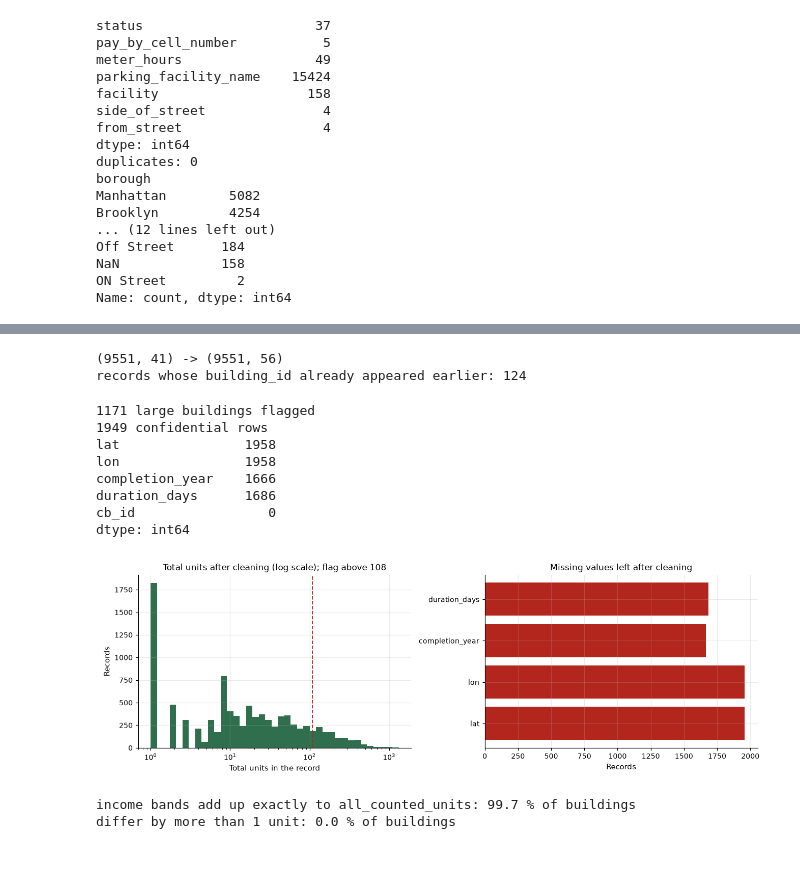
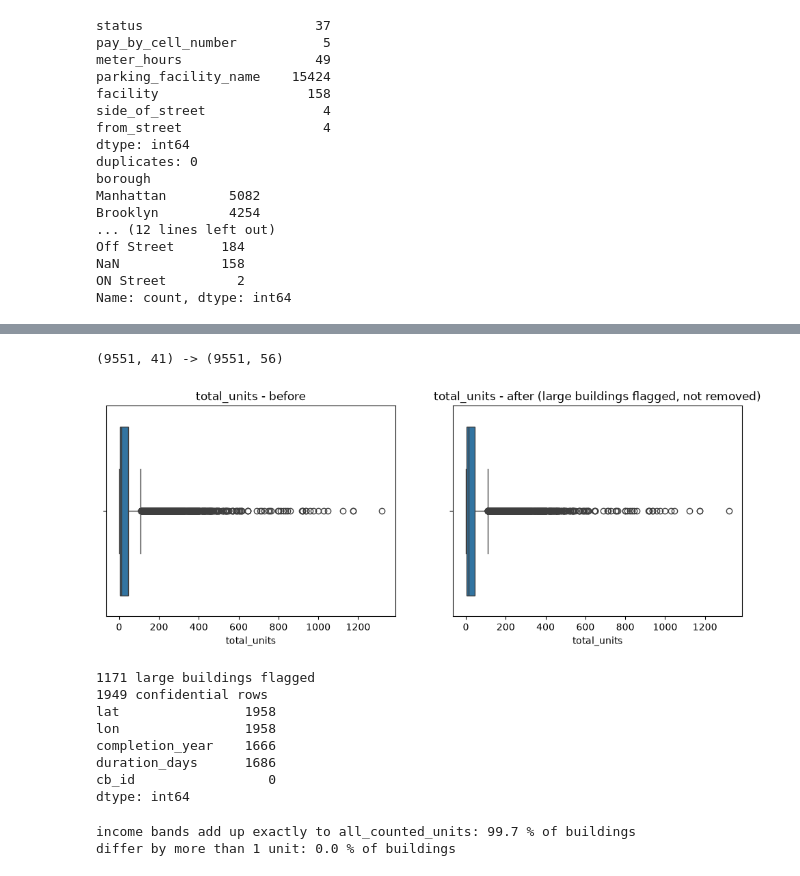
Before and after one commit to abdelrahmanahmed-16001205/Data-eng-proj, a Jupyter notebook: Milestone1_FINAL_SUBMISSION_REVIEWED.ipynb, the cells around one changed output, grey strips where cells are left out. Drawn from its saved outputs; the diff is of its cells as text; code cells hidden in the pictures.

```diff
--- a/Milestone1_FINAL_SUBMISSION_REVIEWED.ipynb
+++ b/Milestone1_FINAL_SUBMISSION_REVIEWED.ipynb
@@ -435,7 +406,6 @@ def clean_housing(df):
     for col in ['project_start_date', 'building_completion_date']:
         df[col] = pd.to_datetime(df[col], errors='coerce')
     df['completion_year'] = df['building_completion_date'].dt.year
-    # duration = project start (loan closing) to building completion, not construction time
     df['duration_days'] = (df['building_completion_date'] - df['project_start_date']).dt.days
     df.loc[df['duration_days'] < 0, 'duration_days'] = np.nan
     # the dataset only covers projects after 2014
@@ -460,8 +430,9 @@ def clean_housing(df):
     # confidential projects have no address
     df['is_confidential'] = df['project_name'].str.contains('CONFIDENTIAL', case=False, na=False)
 
-    # community board numbers repeat in every borough, so the key keeps the borough prefix.
-    # community_board is always text here ("BK-05"), which already carries that prefix.
+    # the data dictionary lists the community board as a number from 1 to 18, but
+    # every row in this file already carries a borough-prefixed code such as BK-05,
+    # so board numbers cannot collide across boroughs and the code is used as the key
     df['cb_id'] = df['community_board'].astype('string').str.strip().str.upper()
 
     # shares used in the research questions
@@ -489,40 +460,22 @@ def clean_housing(df):
 
 df_housing_clean = clean_housing(df_housing)
 print(df_housing.shape, '->', df_housing_clean.shape)
-
-# the data dictionary says a building can appear once per project it was involved in
-repeated_buildings = df_housing_clean.loc[df_housing_clean['building_id'].notna(), 'building_id'].duplicated().sum()
-print('records whose building_id already appeared earlier:', repeated_buildings)
 # %% [output]
 (9551, 41) -> (9551, 56)
-records whose building_id already appeared earlier: 124
 # %%
-# check the cleaning: where the large-building flag falls, and what is still missing afterwards
+# check the cleaning: boxplot before vs after, then counts of flagged, confidential and null values
 fig, ax = plt.subplots(nrows=1, ncols=2, figsize=(12, 4))
-
-# left: the unit distribution on a log scale, with the IQR fence used for the large-building flag
-units = df_housing_clean['total_units'].dropna()
-q1_units, q3_units = units.quantile(0.25), units.quantile(0.75)
-fence = q3_units + 1.5 * (q3_units - q1_units)
-ax[0].hist(units, bins=np.logspace(0, np.log10(units.max()), 40), color='#2f6f4e')
-ax[0].set_xscale('log')
-ax[0].axvline(fence, color='#b3261e', linestyle='--', linewidth=1.2)
-ax[0].set_title(f'Total units after cleaning (log scale); flag above {fence:.0f}')
-ax[0].set_xlabel('Total units in the record')
-ax[0].set_ylabel('Records')
-
-# right: what the cleaning could not fill in
-missing = df_housing_clean[['lat', 'lon', 'completion_year', 'duration_days']].isnull().sum()
-ax[1].barh(list(missing.index), missing.values, color='#b3261e')
-ax[1].set_title('Missing values left after cleaning')
-ax[1].set_xlabel('Records')
-plt.tight_layout()
+sns.boxplot(x=df_housing['total_units'], ax=ax[0])
+ax[0].set_title('total_units - before')
+sns.boxplot(x=df_housing_clean['total_units'], ax=ax[1])
+ax[1].set_title('total_units - after (large buildings flagged, not removed)')
 plt.show()
 
 print(df_housing_clean['is_large_building'].sum(), 'large buildings flagged')
 print(df_housing_clean['is_confidential'].sum(), 'confidential rows')
 print(df_housing_clean[['lat', 'lon', 'completion_year', 'duration_days', 'cb_id']].isnull().sum())
 # %% [output]
+[figure, new version]
 1171 large buildings flagged
 1949 confidential rows
 lat                1958
@@ -531,7 +484,6 @@ completion_year    1666
 duration_days      1686
 cb_id                 0
 dtype: int64
-[figure, old version]
 # %%
 # check the "blank means zero" assumption: do the income-band units add up to the counted units?
 income_cols = ['extremely_low_income_units', 'very_low_income_units', 'low_income_units',
```
Also changed, not shown: parts of 52 cells of this notebook, 10 other files.
